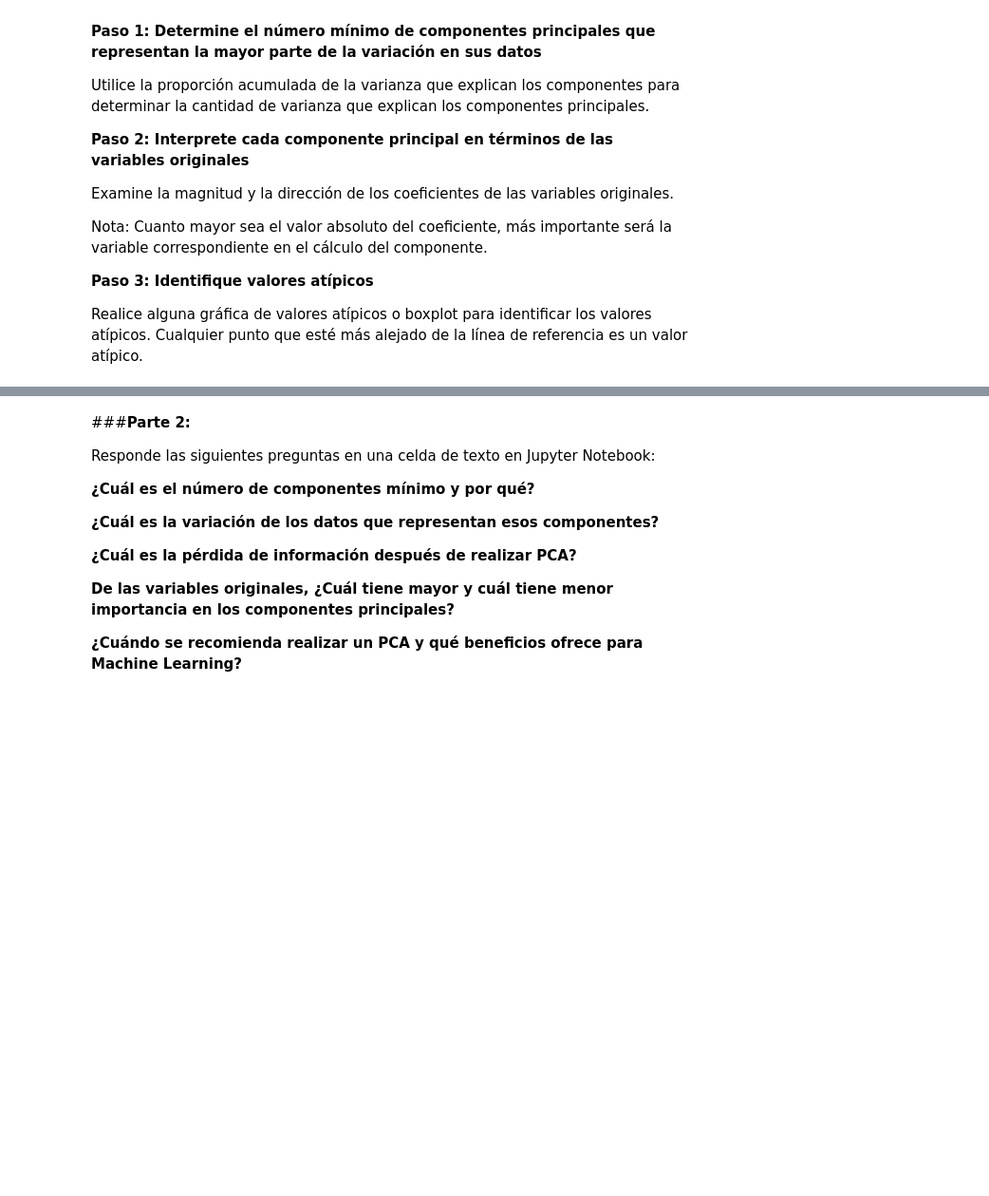
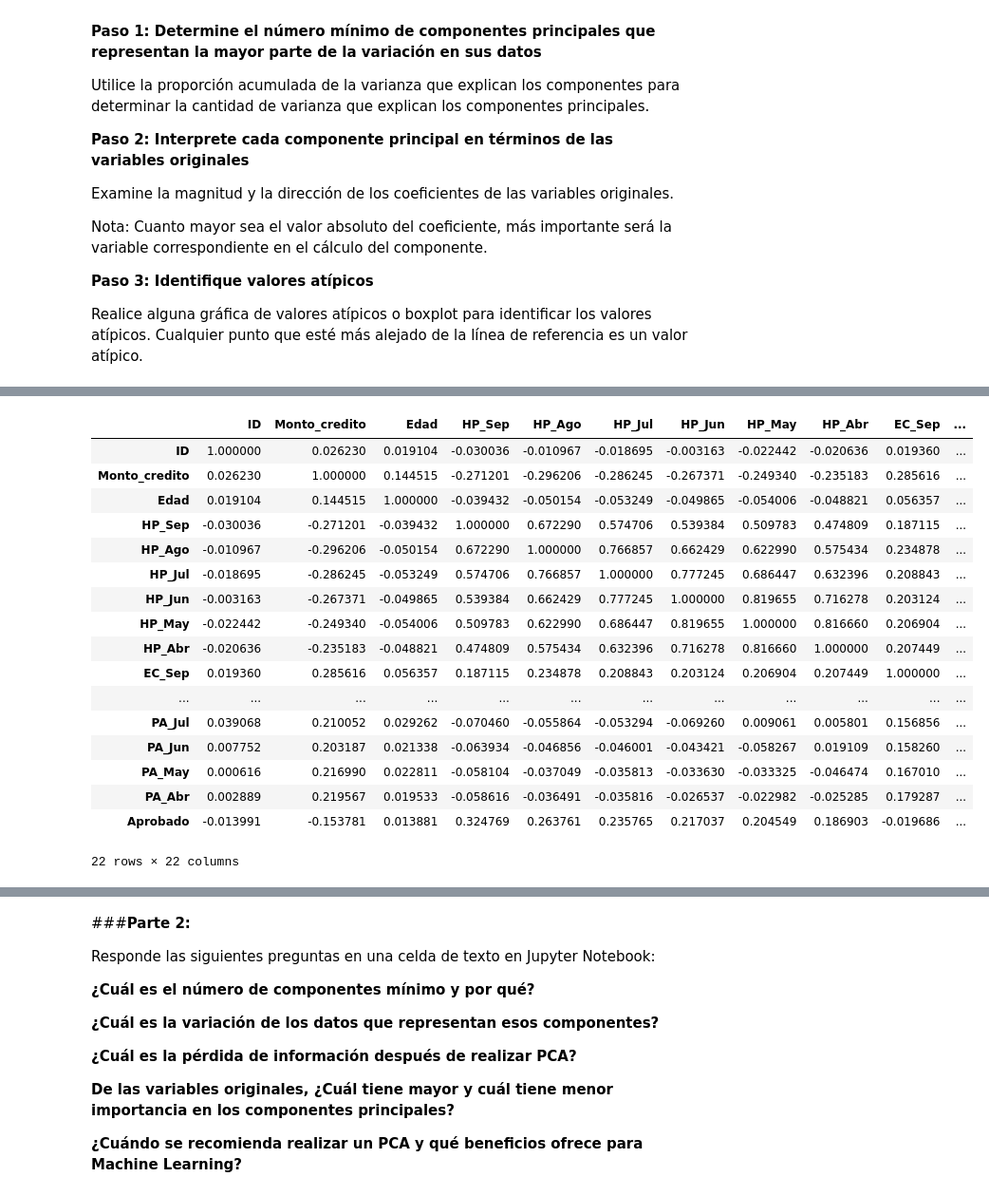
Before and after one commit to PosgradoMNA/actividades-del-projecto-equipo_56, a Jupyter notebook: Actividad1_Equipo56.ipynb, the cells around one changed output, grey strips where cells are left out. Shown at 95% size. Saved outputs shown, nothing was run; the diff lists cells and outputs as text; code cells hidden in the pictures; blank space fills up the shorter version.

```diff
--- a/Actividad1_Equipo56.ipynb
+++ b/Actividad1_Equipo56.ipynb
@@ -566,0 +637,22 @@ Realice alguna gráfica de valores atípicos o boxplot para identificar los valo
+# %%
+correlaciones = ndf.corr()
+correlaciones
+# %% [output]
+|  | ID | Monto_credito | Edad | HP_Sep | HP_Ago | HP_Jul | HP_Jun | HP_May | HP_Abr | EC_Sep | ... |
+| ID | 1.000000 | 0.026230 | 0.019104 | -0.030036 | -0.010967 | -0.018695 | -0.003163 | -0.022442 | -0.020636 | 0.019360 | ... |
+| Monto_credito | 0.026230 | 1.000000 | 0.144515 | -0.271201 | -0.296206 | -0.286245 | -0.267371 | -0.249340 | -0.235183 | 0.285616 | ... |
+| Edad | 0.019104 | 0.144515 | 1.000000 | -0.039432 | -0.050154 | -0.053249 | -0.049865 | -0.054006 | -0.048821 | 0.056357 | ... |
+| HP_Sep | -0.030036 | -0.271201 | -0.039432 | 1.000000 | 0.672290 | 0.574706 | 0.539384 | 0.509783 | 0.474809 | 0.187115 | ... |
+| HP_Ago | -0.010967 | -0.296206 | -0.050154 | 0.672290 | 1.000000 | 0.766857 | 0.662429 | 0.622990 | 0.575434 | 0.234878 | ... |
+| HP_Jul | -0.018695 | -0.286245 | -0.053249 | 0.574706 | 0.766857 | 1.000000 | 0.777245 | 0.686447 | 0.632396 | 0.208843 | ... |
+| HP_Jun | -0.003163 | -0.267371 | -0.049865 | 0.539384 | 0.662429 | 0.777245 | 1.000000 | 0.819655 | 0.716278 | 0.203124 | ... |
+| HP_May | -0.022442 | -0.249340 | -0.054006 | 0.509783 | 0.622990 | 0.686447 | 0.819655 | 1.000000 | 0.816660 | 0.206904 | ... |
+| HP_Abr | -0.020636 | -0.235183 | -0.048821 | 0.474809 | 0.575434 | 0.632396 | 0.716278 | 0.816660 | 1.000000 | 0.207449 | ... |
+| EC_Sep | 0.019360 | 0.285616 | 0.056357 | 0.187115 | 0.234878 | 0.208843 | 0.203124 | 0.206904 | 0.207449 | 1.000000 | ... |
+| ... | ... | ... | ... | ... | ... | ... | ... | ... | ... | ... | ... |
+| PA_Jul | 0.039068 | 0.210052 | 0.029262 | -0.070460 | -0.055864 | -0.053294 | -0.069260 | 0.009061 | 0.005801 | 0.156856 | ... |
+| PA_Jun | 0.007752 | 0.203187 | 0.021338 | -0.063934 | -0.046856 | -0.046001 | -0.043421 | -0.058267 | 0.019109 | 0.158260 | ... |
+| PA_May | 0.000616 | 0.216990 | 0.022811 | -0.058104 | -0.037049 | -0.035813 | -0.033630 | -0.033325 | -0.046474 | 0.167010 | ... |
+| PA_Abr | 0.002889 | 0.219567 | 0.019533 | -0.058616 | -0.036491 | -0.035816 | -0.026537 | -0.022982 | -0.025285 | 0.179287 | ... |
+| Aprobado | -0.013991 | -0.153781 | 0.013881 | 0.324769 | 0.263761 | 0.235765 | 0.217037 | 0.204549 | 0.186903 | -0.019686 | ... |
+22 rows × 22 columns
```
Also changed, not shown: parts of 20 cells of this notebook.
